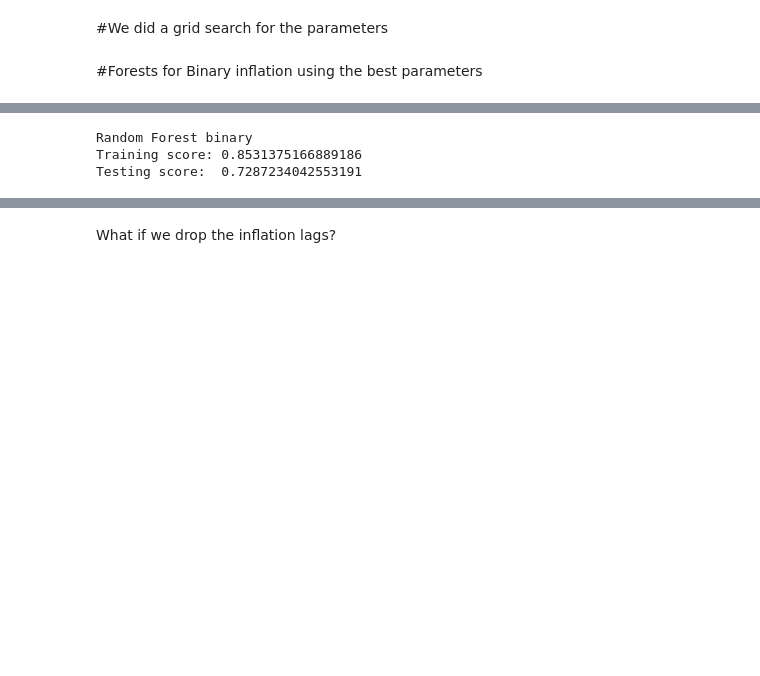
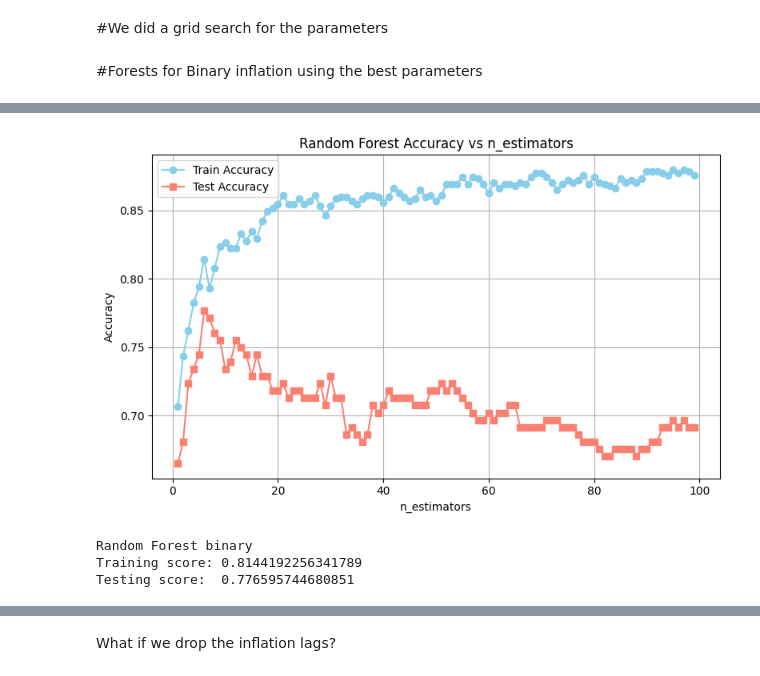
Before and after one commit to annadelpozo/MDL-Turing, a Jupyter notebook: MDL_project_Final_version.ipynb, the cells around one changed output, grey strips where cells are left out. Cells and saved outputs as stored; diff of their text form; code cells hidden in the pictures; blank space fills up the shorter version.

```diff
--- a/MDL_project_Final_version.ipynb
+++ b/MDL_project_Final_version.ipynb
@@ -188,8 +223,43 @@ print(X_train.shape, X_test.shape, y_train.shape, y_test.shape)
+# %%
+import matplotlib.pyplot as plt
+from sklearn.ensemble import RandomForestClassifier
+import numpy as np
+
+estim = list(range(1, 100))  # Try depths from 1 to 20
+train_accuracies = []
+test_accuracies = []
+
+for estimator in estim:
+    model = RandomForestClassifier(
+        n_estimators=estimator,
+        max_depth=6,
+        min_samples_leaf=2,
+        min_samples_split=3,
+        max_features='sqrt',
+        random_state=42
+    )
+    model.fit(X_train, y_train)
+    train_accuracies.append(model.score(X_train, y_train))
+    test_accuracies.append(model.score(X_test, y_test))
+
+# Plotting
+plt.figure(figsize=(8, 5))
+plt.plot(estim, train_accuracies, marker='o', label='Train Accuracy', color='skyblue')
+plt.plot(estim, test_accuracies, marker='s', label='Test Accuracy', color='salmon')
+plt.xlabel('n_estimators')
+plt.ylabel('Accuracy')
+plt.title('Random Forest Accuracy vs n_estimators')
+plt.legend()
+plt.grid(True)
+plt.tight_layout()
+plt.show()
+# %% [output]
+[figure, added]
 # %%
 from sklearn.ensemble import RandomForestClassifier as RFC
 
 #Best Parameters: {'max_depth': 6, 'max_features': 'sqrt', 'min_samples_leaf': 2, 'min_samples_split': 3, 'n_estimators': 30}
-modelRFC = RFC(n_estimators=30, max_depth=6, min_samples_leaf = 2, max_features = "sqrt", min_samples_split = 3, random_state=42)
+modelRFC = RFC(n_estimators=6, max_depth=6, min_samples_leaf = 2, max_features = "sqrt", min_samples_split = 3, random_state=42)
 modelRFC.fit(X_train, y_train)
 
 print("Random Forest binary")
@@ -202,5 +272,5 @@ def get_accuracies(model, train_X, train_y, test_X, test_y):
 get_accuracies(modelRFC, X_train, y_train, X_test, y_test)
 # %% [output]
 Random Forest binary
-Training score: 0.8531375166889186
-Testing score:  0.7287234042553191
+Training score: 0.8144192256341789
+Testing score:  0.776595744680851
```
Also changed, not shown: parts of 10 cells of this notebook.
